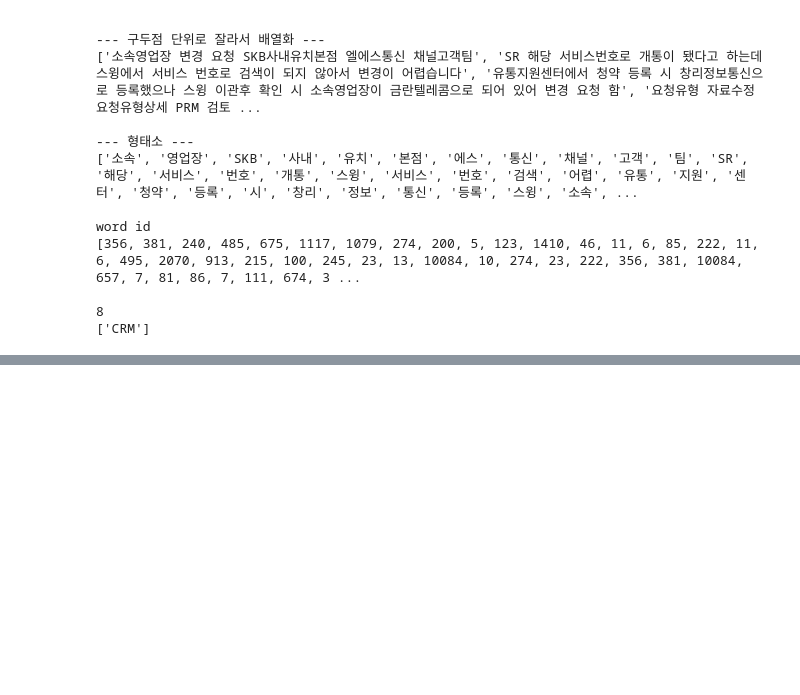
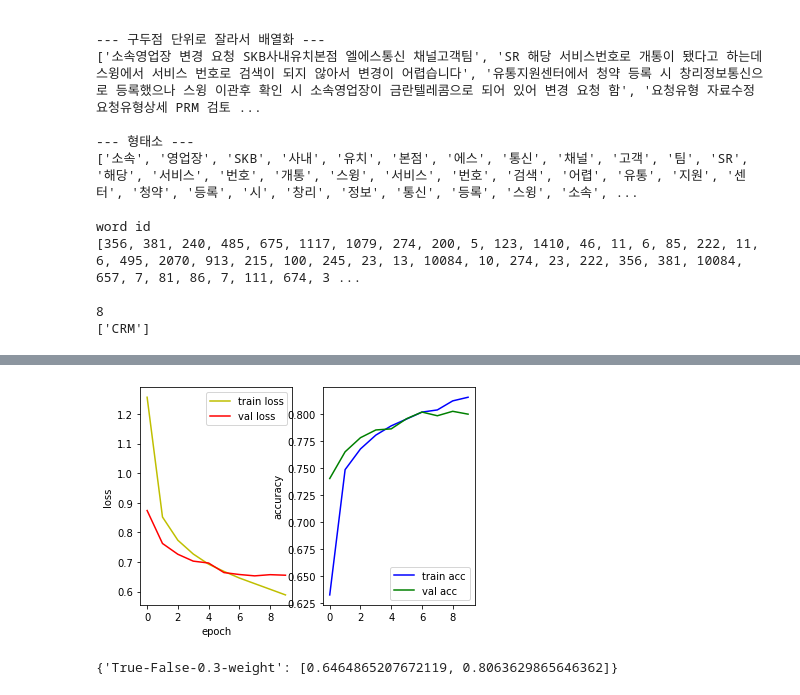
Before and after one commit to boykis82/TCL2021_telco_embedding, a Jupyter notebook: sor_classfier.ipynb, the cells around one changed output, grey strips where cells are left out. Drawn from its saved outputs; the diff is of its cells as text; code cells hidden in the pictures; blank space fills up the shorter version.

```diff
--- a/sor_classfier.ipynb
+++ b/sor_classfier.ipynb
@@ -21,4 +21,4 @@ from keras.preprocessing.sequence import pad_sequences
 import textlib as tl
 import Word2VecModel as wv
 # %%
-w2v_model_file_name_prefix = f'D:/dataset/w2v/telco_w2v_'
+w2v_model_file_name_prefix = 'D:/ml/TCL2021_telco_embedding/dataset/w2v/telco_w2v_'
@@ -67,7 +56,7 @@ def plot_hist(hist):
     plt.show()
 # %%
 # sor dataset 읽어옴
-input_file_name = 'D:/dataset/sor_dataset.xlsx'
+input_file_name = 'D:/ml/TCL2021_telco_embedding/dataset/sor_dataset.xlsx'
 try:
     df = pd.read_excel(input_file_name, sheet_name=0, engine='openpyxl')
 except FileNotFoundError:
@@ -237,7 +226,10 @@ def preprocess_sentence(X, w2v_model, max_sentence_len=200, ignore_words=None):
 
     print('데이터 전체 처리 완료!')
     # 최대 길이까지만 문장 사용. 짧은 문장은 뒤쪽에 PADDING token으로 채워서 리턴
-    preprocessed_X = pad_sequences( preprocessed_X, maxlen=max_sentence_len, padding='post', value=w2v_model.word2index[PAD_TOKEN] )
+    preprocessed_X = pad_sequences( preprocessed_X,
+                                   maxlen=max_sentence_len,
+                                   padding='post',
+                                   value=w2v_model.word2index[wv.PAD_TOKEN] )
     print('PADDING 완료!')
     return preprocessed_X
 # %%
@@ -394,6 +439,7 @@ for a in hyper_params['apply_attention']:
                                        te, # embedding layer를 훈련시킬지, freezing시킬지?
                                        do, # dropout 비율
                                        len(label_encoder.classes_)) # class 개수
-                model_name = f'{a}-{te}-{do}-{w}-{i}'
+                model_name = f'{a}-{te}-{do}-{w}'
                 histories[model_name] = history
                 test_scores[model_name] = test_score
+# %% [output]
@@ -400,2 +463,5 @@ for a in hyper_params['apply_attention']:
+[figure, added]
 # %%
 test_scores
+# %% [output]
+{'True-False-0.3-weight': [0.6464865207672119, 0.8063629865646362]}
```
Also changed, not shown: parts of 8 cells of this notebook, 1 other file.
